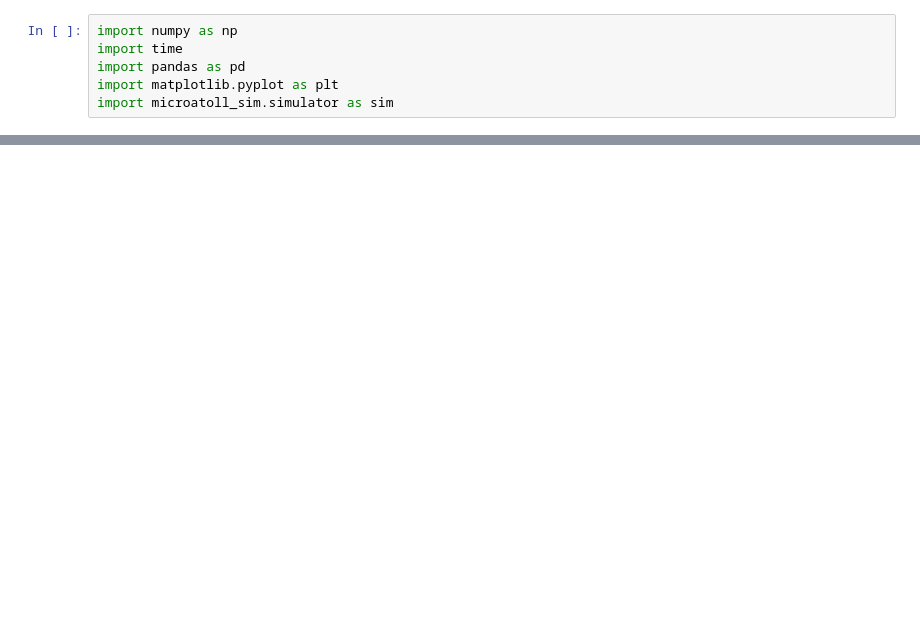
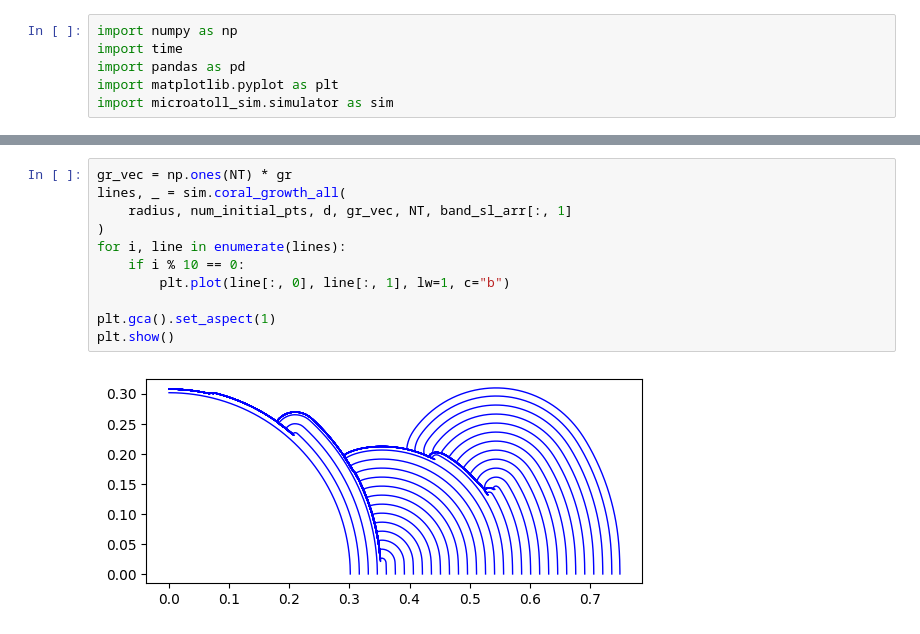
Before and after one commit to RohanGautam/microatoll_sim, a Jupyter notebook: examples/example.ipynb, the cells around one changed output, grey strips where cells are left out. Drawn from its saved outputs; the diff is of its cells as text; blank space fills up the shorter version.

```diff
--- a/examples/example.ipynb
+++ b/examples/example.ipynb
@@ -65,0 +43,13 @@ plt.show()
+# %%
+gr_vec = np.ones(NT) * gr
+lines, _ = sim.coral_growth_all(
+    radius, num_initial_pts, d, gr_vec, NT, band_sl_arr[:, 1]
+)
+for i, line in enumerate(lines):
+    if i % 10 == 0:
+        plt.plot(line[:, 0], line[:, 1], lw=1, c="b")
+
+plt.gca().set_aspect(1)
+plt.show()
+# %% [output]
+[figure, added]
```
Also changed, not shown: parts of 6 cells of this notebook, 2 other files.
